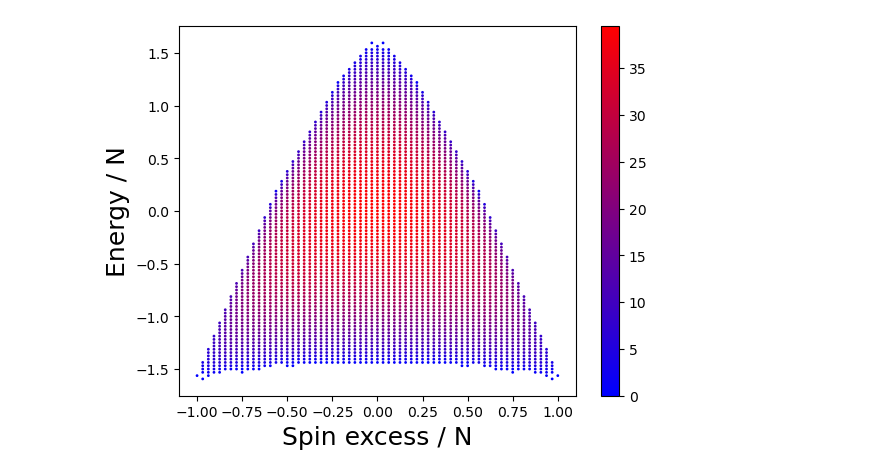
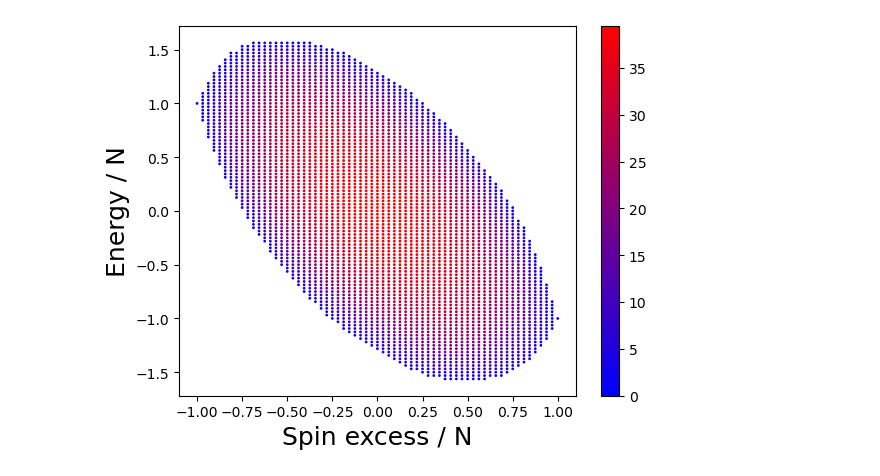
Before and after one commit to feirime/Ground-state-search-2D-Ising-model, a Jupyter notebook: images/scripts_and_programs/Entropy/DOS.ipynb, the cells around one changed output. Saved outputs shown, nothing was run; the diff lists cells and outputs as text; code cells hidden in the pictures.

```diff
--- a/images/scripts_and_programs/Entropy/DOS.ipynb
+++ b/images/scripts_and_programs/Entropy/DOS.ipynb
@@ -5,28 +5,28 @@ import matplotlib as mpl
 import matplotlib.pyplot as plt
 # %%
 spins = 64
-file = "gem_glass64_J100_0.dat"
-h = 0
+file = "gem_glass64_J0_0.dat"
+h = 1
 # %%
 dos_dir = "C:/Construct/DOS/dos" + str(spins) + "/"
 # %%
 file = dos_dir + file
 rows = int(open(file).readlines()[1].rstrip())
 gem = np.loadtxt(open(file), skiprows=4).T
 N = int(open(file).readlines()[0].rstrip())
 G = gem[0]
 Gmax = np.max(G)
 entropy = np.log(G)
 E = gem[1]
-M = gem[2] / (N * N)
-Energy = E + M * h
+M = gem[2]
+Energy = E - M * h
 norm = mpl.colors.Normalize(vmin=0, vmax=Gmax)
 cmap_br = mpl.colors.LinearSegmentedColormap.from_list('blue2red', ['blue', 'red'])
-plt.scatter(M, Energy / (N * N), c=entropy, cmap=cmap_br, s=1)
+plt.scatter(M / (N * N), Energy / (N * N), c=entropy, cmap=cmap_br, s=1)
 plt.xlabel("Spin excess / N", fontsize=18)
 plt.ylabel("Energy / N", fontsize=18)
 plt.colorbar()
 #plt.savefig("../../DOS.eps", format='eps', dpi=1000)
 plt.show()
 # %% [output]
-[figure, old version]
+[figure, new version]
```
Also changed, not shown: 1 other file.
